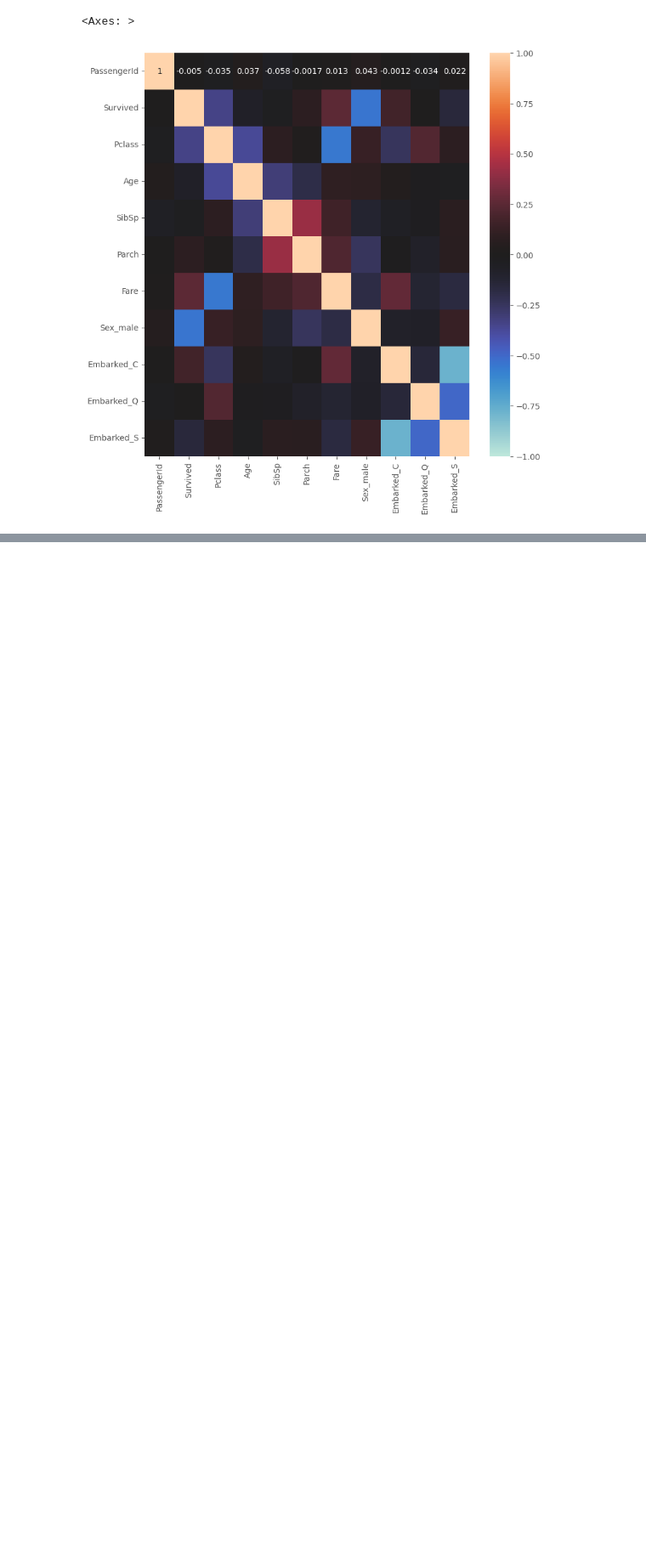
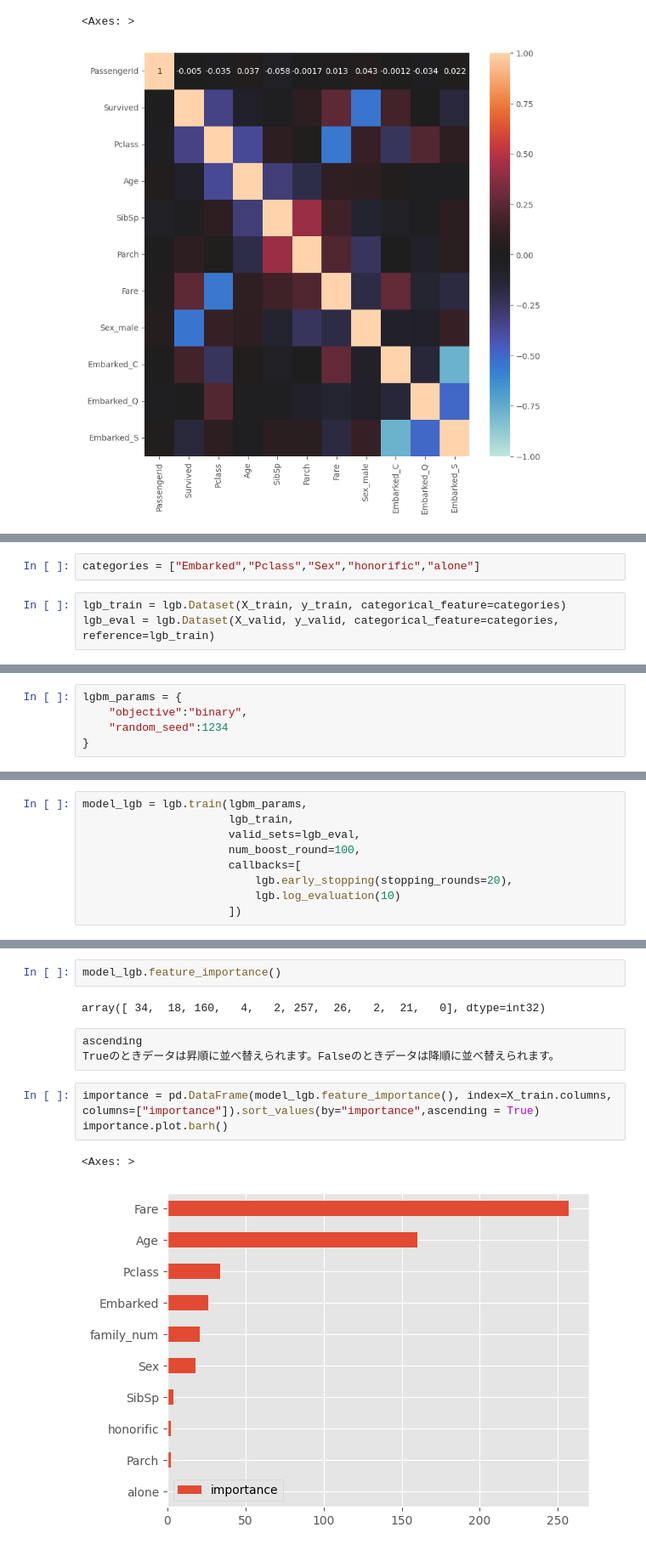
Before and after one commit to kokano731/kaggle_titanic, a Jupyter notebook: kaggle_titanic.ipynb, the cells around one changed output, grey strips where cells are left out. Shown: that part at 85% size. Cells and saved outputs as stored; diff of their text form; blank space fills up the shorter version.

```diff
--- a/kaggle_titanic.ipynb
+++ b/kaggle_titanic.ipynb
@@ -312,0 +645,5 @@ sns.heatmap(train_corr, vmax=1, vmin=-1, center=0, annot=True)
+# %%
+categories = ["Embarked","Pclass","Sex","honorific","alone"]
+# %%
+lgb_train = lgb.Dataset(X_train, y_train, categorical_feature=categories)
+lgb_eval = lgb.Dataset(X_valid, y_valid, categorical_feature=categories, reference=lgb_train)
@@ -312,0 +652,5 @@ sns.heatmap(train_corr, vmax=1, vmin=-1, center=0, annot=True)
+# %%
+lgbm_params = {
+    "objective":"binary",
+    "random_seed":1234
+}
@@ -312,0 +662,9 @@ sns.heatmap(train_corr, vmax=1, vmin=-1, center=0, annot=True)
+# %%
+model_lgb = lgb.train(lgbm_params,
+                      lgb_train,
+                      valid_sets=lgb_eval,
+                      num_boost_round=100,
+                      callbacks=[
+                          lgb.early_stopping(stopping_rounds=20),
+                          lgb.log_evaluation(10)
+                      ])
@@ -312,0 +689,13 @@ sns.heatmap(train_corr, vmax=1, vmin=-1, center=0, annot=True)
+# %%
+model_lgb.feature_importance()
+# %% [output]
+array([ 34,  18, 160,   4,   2, 257,  26,   2,  21,   0], dtype=int32)
+# %% [raw]
+ascending
+Trueのときデータは昇順に並べ替えられます。Falseのときデータは降順に並べ替えられます。
+# %%
+importance = pd.DataFrame(model_lgb.feature_importance(), index=X_train.columns, columns=["importance"]).sort_values(by="importance",ascending = True)
+importance.plot.barh()
+# %% [output]
+<Axes: >
+[figure, added]
```
Also changed, not shown: parts of 71 cells of this notebook.
